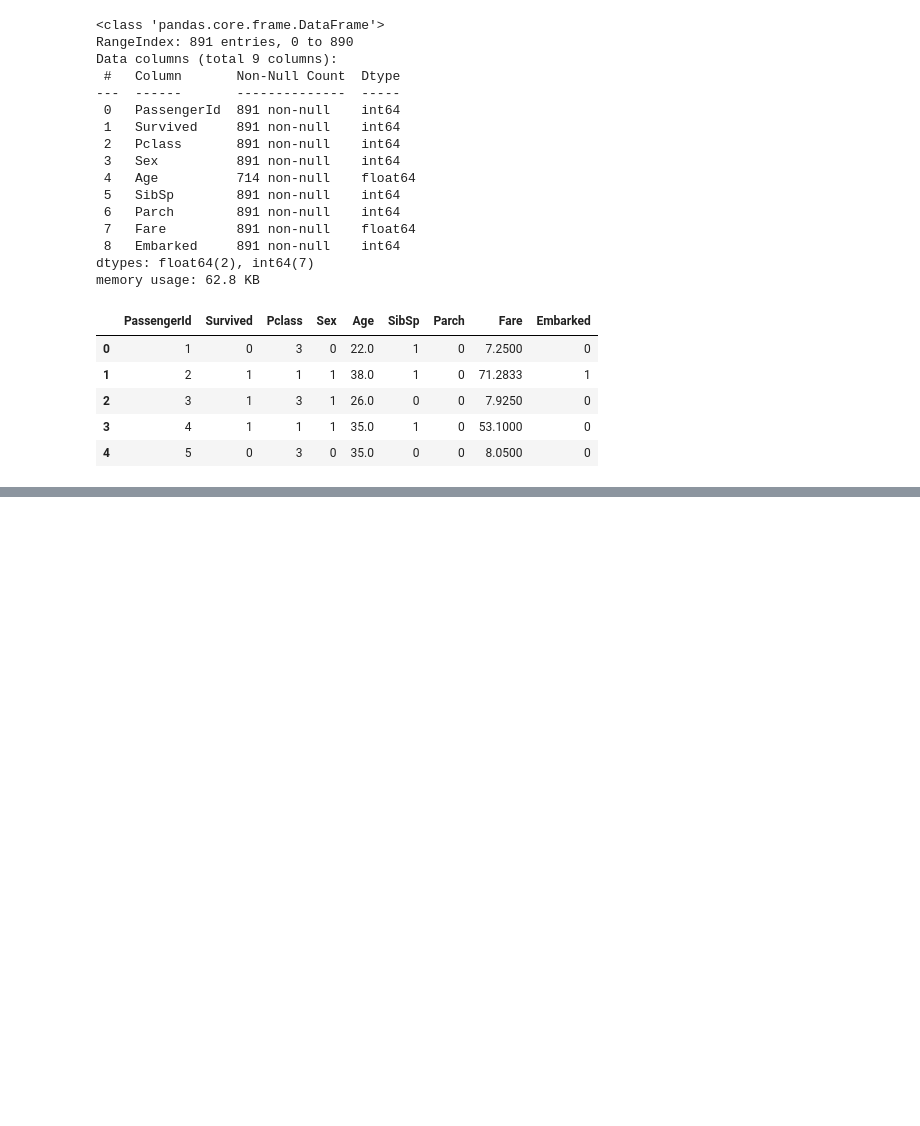
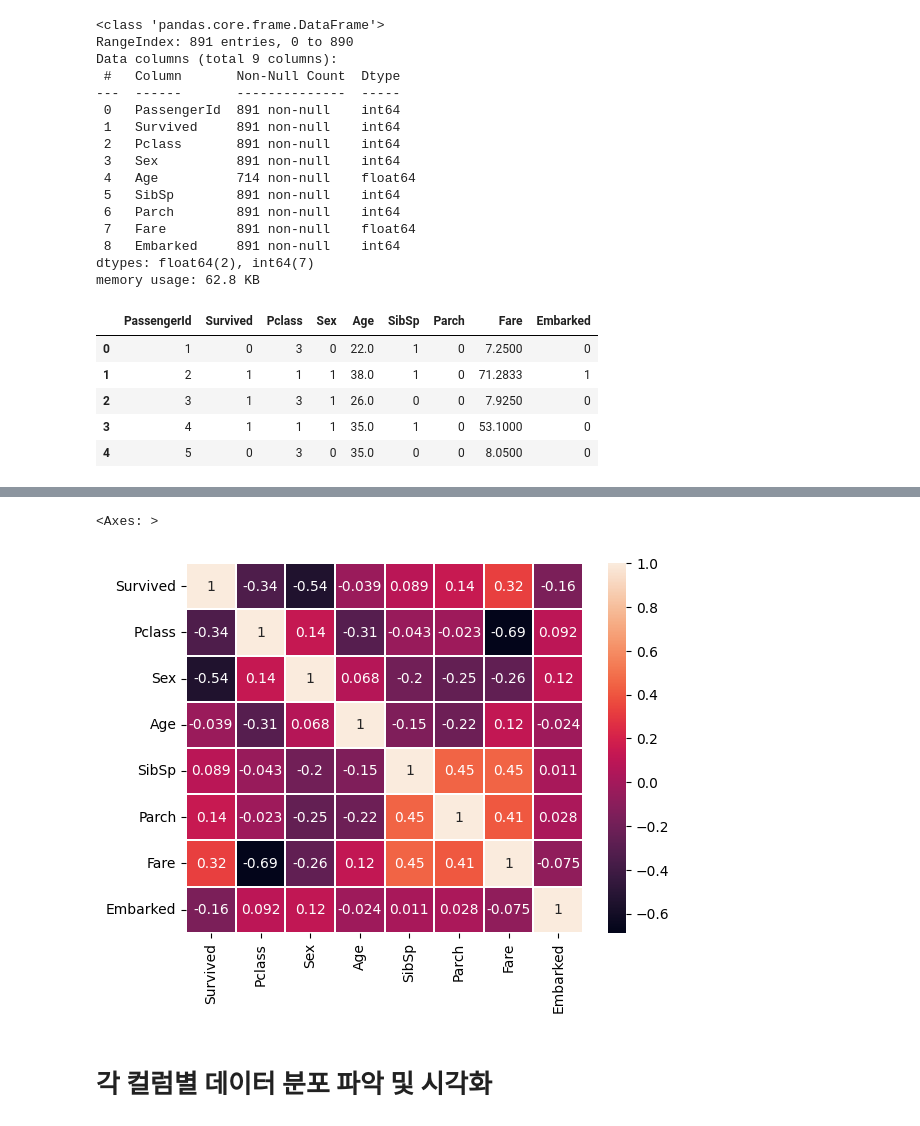
Before and after one commit to haezeong/fintech_service, a Jupyter notebook: 06_machine_learning/04_데이터전처리연습_titanic데이터.ipynb, the cells around one changed output, grey strips where cells are left out. Drawn from its saved outputs; the diff is of its cells as text; code cells hidden in the pictures; blank space fills up the shorter version.

```diff
--- a/06_machine_learning/04_데이터전처리연습_titanic데이터.ipynb
+++ b/06_machine_learning/04_데이터전처리연습_titanic데이터.ipynb
@@ -1432,0 +2031,6 @@ data2.head()
+# %%
+from sklearn.preprocessing import LabelEncoder
+le = LabelEncoder()
+le2 = LabelEncoder()
+data['Sex'] = le.fit_transform(data['Sex'])
+data['Embarked']= le2.fit_transform(data['Embarked'])
@@ -1432,0 +2051,9 @@ data2.head()
+# %%
+data_corr2 = data.corr(method = 'spearman')
+data_corr2
+sns.heatmap(data_corr2, annot = True, linewidths = 0.2)
+# %% [output]
+<Axes: >
+[figure, added]
+# %% [markdown]
+# 각 컬럼별 데이터 분포 파악 및 시각화
```
Also changed, not shown: parts of 193 cells of this notebook.
